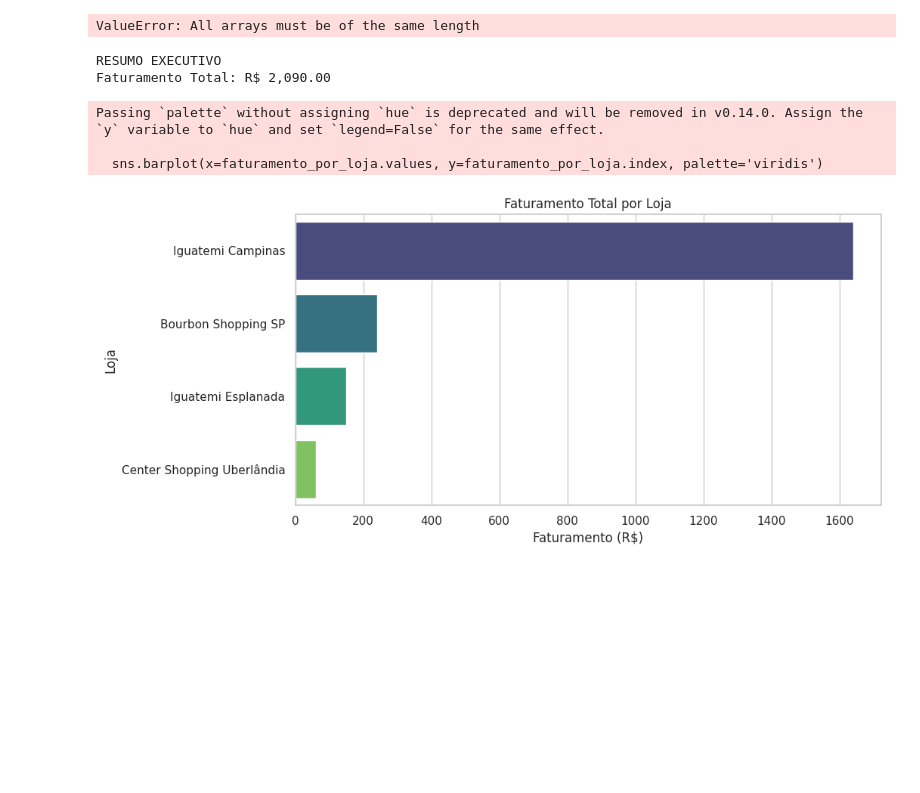
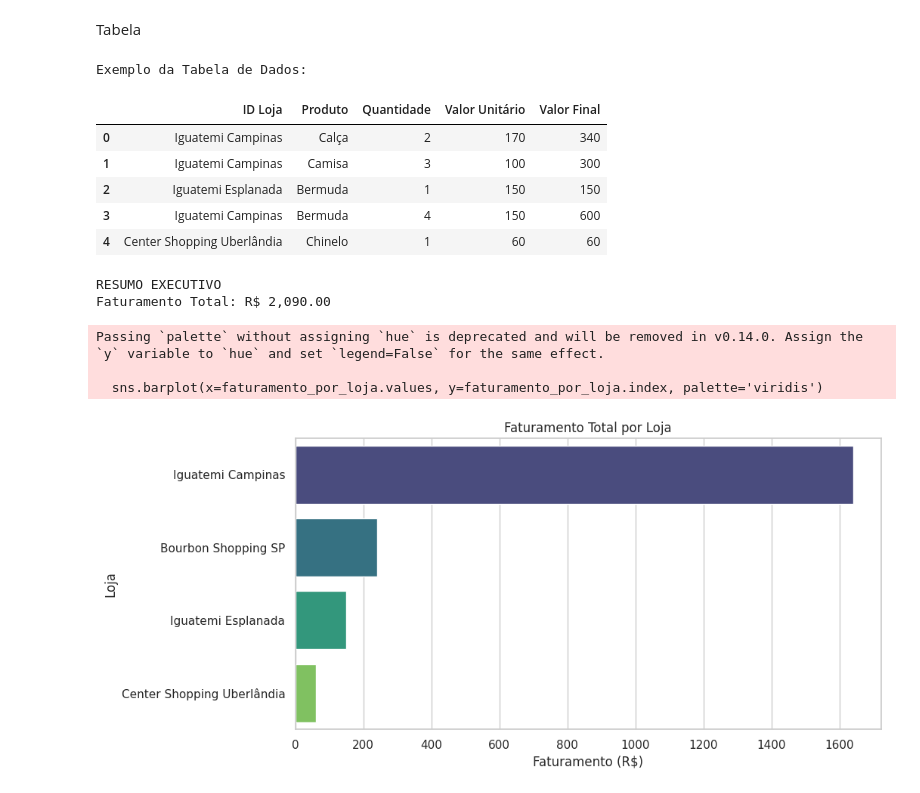
Before and after one commit to Vini1905/ENIAC-Est-gio, a Jupyter notebook: Untitled3.ipynb, the cells around one changed output. Drawn from its saved outputs; the diff is of its cells as text; code cells hidden in the pictures; blank space fills up the shorter version.

```diff
--- a/Untitled3.ipynb
+++ b/Untitled3.ipynb
@@ -1,30 +1,48 @@
 # %% [markdown]
 <a href="https://colab.research.google.com/github/Vini1905/ENIAC-Est-gio/blob/main/Untitled3.ipynb" target="_parent"><img src="https://colab.research.google.com/assets/colab-badge.svg" alt="Open In Colab"/></a>
+# %% [markdown]
+Tabela
 # %%
 import pandas as pd
 import matplotlib.pyplot as plt
 import seaborn as sns
 
 # Configuração visual básica
 sns.set_theme(style="whitegrid")
 plt.rcParams['figure.figsize'] = (10, 6)
 
 # Dados
 data = {
-    'ID Loja': ['Iguatemi Campinas', 'Iguatemi Campinas', 'Iguatemi Esplanada', 'Iguatemi Campinas', 'Center Shopping Uberlândia', 'Bourbon Shopping SP', 'Iguatemi Campinas', 'Bourbon Shopping SP', 'Bourbon Shopping SP', 'Iguatemi Campinas', 'Iguatemi Esplanada', 'Center Shopping Uberlândia', 'Iguatemi Esplanada', 'Iguatemi Esplanada', 'Iguatemi Esplanada', 'Bourbon Shopping SP', 'Iguatemi Campinas', 'Iguatemi Esplanada', 'Bourbon Shopping SP', 'Center Shopping Uberlândia', 'Iguatemi Esplanada', 'Center Shopping Uberlândia', 'Center Shopping Uberlândia', 'Bourbon Shopping SP', 'Bourbon Shopping SP', 'Iguatemi Campinas', 'Iguatemi Campinas', 'Center Shopping Uberlândia', 'Center Shopping Uberlândia', 'Iguatemi Esplanada', 'Iguatemi Esplanada', 'Iguatemi Esplanada', 'Bourbon Shopping SP', 'Bourbon Shopping SP', 'Iguatemi Esplanada', 'Iguatemi Campinas', 'Bourbon Shopping SP', 'Center Shopping Uberlândia', 'Bourbon Shopping SP', 'Iguatemi Campinas'],
+    'ID Loja': ['Iguatemi Campinas', 'Iguatemi Campinas', 'Iguatemi Esplanada', 'Iguatemi Campinas',
+        'Center Shopping Uberlândia', 'Iguatemi Campinas', 'Iguatemi Campinas', 'Bourbon Shopping SP',
+        'Iguatemi Campinas', 'Bourbon Shopping SP', 'Bourbon Shopping SP', 'Iguatemi Campinas',
+        'Iguatemi Esplanada', 'Center Shopping Uberlândia', 'Iguatemi Esplanada', 'Iguatemi Esplanada',
+        'Iguatemi Esplanada', 'Bourbon Shopping SP', 'Iguatemi Campinas', 'Iguatemi Esplanada',
+        'Bourbon Shopping SP', 'Center Shopping Uberlândia', 'Iguatemi Esplanada', 'Center Shopping Uberlândia',
+        'Center Shopping Uberlândia', 'Bourbon Shopping SP', 'Bourbon Shopping SP', 'Iguatemi Campinas',
+        'Iguatemi Campinas', 'Center Shopping Uberlândia', 'Center Shopping Uberlândia', 'Iguatemi Esplanada',
+        'Iguatemi Esplanada', 'Iguatemi Esplanada', 'Bourbon Shopping SP', 'Bourbon Shopping SP',
+        'Iguatemi Esplanada', 'Iguatemi Campinas', 'Bourbon Shopping SP', 'Center Shopping Uberlândia',
+        'Bourbon Shopping SP', 'Iguatemi Campinas'],
     'Produto': ['Calça', 'Camisa', 'Bermuda', 'Bermuda', 'Chinelo', 'Gorro', 'Bermuda', 'Gorro', 'Cinto', 'Chinelo', 'Bermuda', 'Gorro', 'Camisa', 'Calça', 'Calça', 'Cinto', 'Camisa', 'Cinto', 'Calça', 'Gorro', 'Chinelo', 'Camisa', 'Camisa', 'Calça', 'Camisa', 'Camisa', 'Bermuda', 'Calça', 'Gorro', 'Camisa', 'Gorro', 'Camisa', 'Camisa', 'Camisa', 'Cinto', 'Camisa', 'Cinto', 'Gorro', 'Gorro', 'Cinto', 'Gorro', 'Calça'][:42], # Ajustado para o tamanho correto
     'Quantidade': [2, 3, 1, 4, 1, 2, 4, 3, 2, 1, 3, 1, 1, 5, 3, 3, 2, 3, 1, 3, 1, 3, 5, 1, 1, 2, 2, 1, 1, 2, 1, 1, 3, 1, 2, 2, 1, 2, 4, 2, 2, 2],
     'Valor Unitário': [170, 100, 150, 150, 60, 80, 150, 80, 200, 60, 150, 80, 100, 170, 170, 200, 100, 200, 170, 80, 60, 100, 100, 170, 100, 100, 150, 170, 80, 100, 80, 100, 100, 100, 200, 100, 200, 80, 80, 200, 80, 170]
 }
 
 df = pd.DataFrame(data)
 df['Valor Final'] = df['Quantidade'] * df['Valor Unitário']
 
 # Exibir a tabela de exemplo
 print("Exemplo da Tabela de Dados:")
 display(df.head())
 # %% [output]
-ValueError: All arrays must be of the same length
+Exemplo da Tabela de Dados:
+|  | ID Loja | Produto | Quantidade | Valor Unitário | Valor Final |
+| 0 | Iguatemi Campinas | Calça | 2 | 170 | 340 |
+| 1 | Iguatemi Campinas | Camisa | 3 | 100 | 300 |
+| 2 | Iguatemi Esplanada | Bermuda | 1 | 150 | 150 |
+| 3 | Iguatemi Campinas | Bermuda | 4 | 150 | 600 |
+| 4 | Center Shopping Uberlândia | Chinelo | 1 | 60 | 60 |
 # %%
 faturamento_por_loja = df.groupby('ID Loja')['Valor Final'].sum().sort_values(ascending=False)
 vendas_por_produto = df.groupby('Produto')['Quantidade'].sum().sort_values(ascending=False)
```
Also changed, not shown: parts of 1 cell of this notebook.
